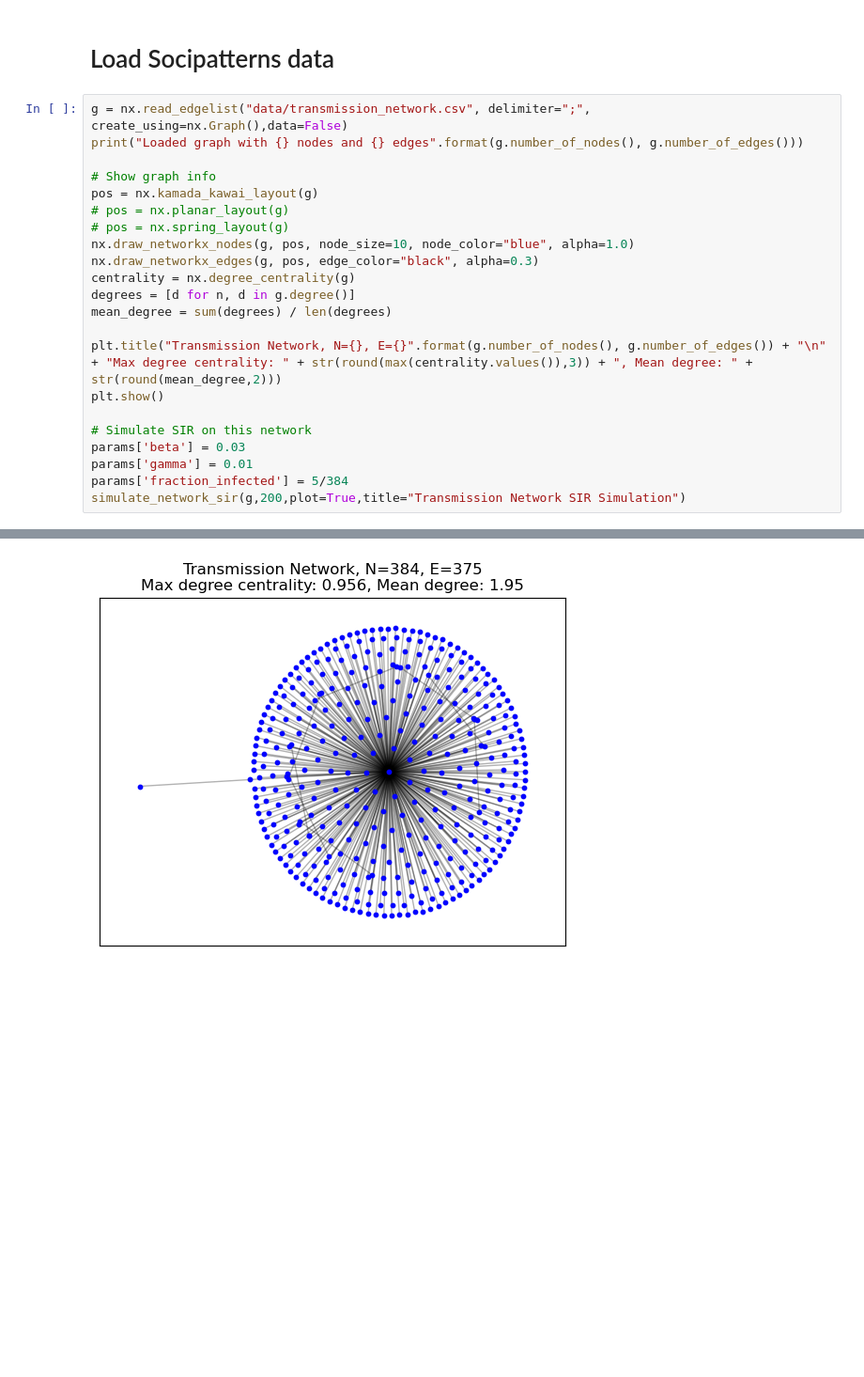
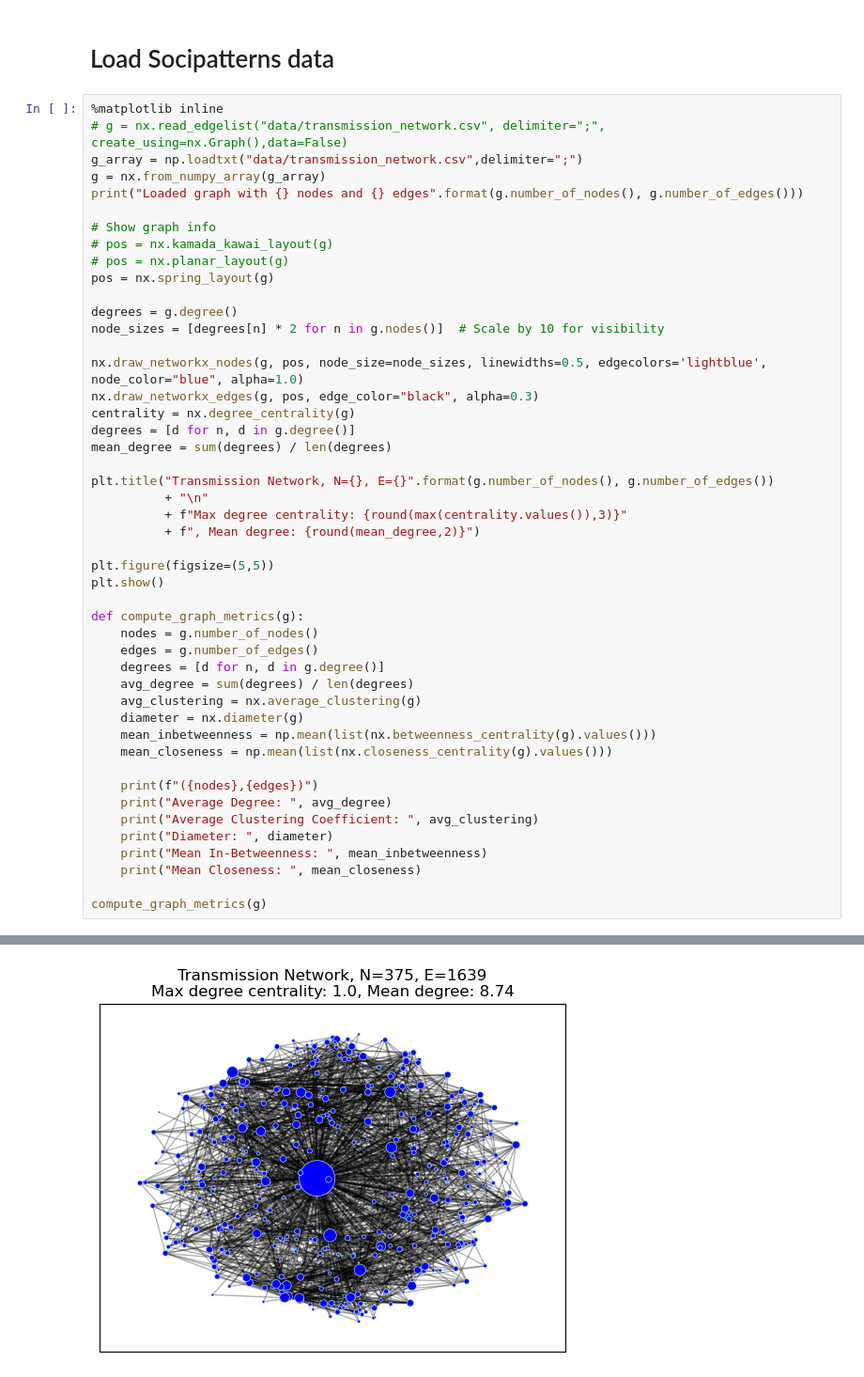
Before and after one commit to kylehtunis/stochastic-modeling, a Jupyter notebook: problem2.ipynb, the cells around one changed output, grey strips where cells are left out. Shown at 94% size. Drawn from its saved outputs; the diff is of its cells as text; blank space fills up the shorter version.

```diff
--- a/problem2.ipynb
+++ b/problem2.ipynb
@@ -243,25 +686,50 @@ experiment_parameters(g, params, 500, 'beta', [0.01, 0.03, 0.05, 0.07], "Watts S
 # %% [markdown]
 # Load Socipatterns data
 # %%
-g = nx.read_edgelist("data/transmission_network.csv", delimiter=";", create_using=nx.Graph(),data=False)
+%matplotlib inline
+# g = nx.read_edgelist("data/transmission_network.csv", delimiter=";", create_using=nx.Graph(),data=False)
+g_array = np.loadtxt("data/transmission_network.csv",delimiter=";")
+g = nx.from_numpy_array(g_array)
 print("Loaded graph with {} nodes and {} edges".format(g.number_of_nodes(), g.number_of_edges()))
 
 # Show graph info
-pos = nx.kamada_kawai_layout(g)
+# pos = nx.kamada_kawai_layout(g)
 # pos = nx.planar_layout(g)
-# pos = nx.spring_layout(g)
-nx.draw_networkx_nodes(g, pos, node_size=10, node_color="blue", alpha=1.0)
+pos = nx.spring_layout(g)
+
+degrees = g.degree()
+node_sizes = [degrees[n] * 2 for n in g.nodes()]  # Scale by 10 for visibility
+
+nx.draw_networkx_nodes(g, pos, node_size=node_sizes, linewidths=0.5, edgecolors='lightblue', node_color="blue", alpha=1.0)
 nx.draw_networkx_edges(g, pos, edge_color="black", alpha=0.3)
 centrality = nx.degree_centrality(g)
 degrees = [d for n, d in g.degree()]
 mean_degree = sum(degrees) / len(degrees)
 
-plt.title("Transmission Network, N={}, E={}".format(g.number_of_nodes(), g.number_of_edges()) + "\n" + "Max degree centrality: " + str(round(max(centrality.values()),3)) + ", Mean degree: " + str(round(mean_degree,2)))
+plt.title("Transmission Network, N={}, E={}".format(g.number_of_nodes(), g.number_of_edges())
+          + "\n"
+          + f"Max degree centrality: {round(max(centrality.values()),3)}"
+          + f", Mean degree: {round(mean_degree,2)}")
+
+plt.figure(figsize=(5,5))
 plt.show()
 
-# Simulate SIR on this network
-params['beta'] = 0.03
-params['gamma'] = 0.01
-params['fraction_infected'] = 5/384
-simulate_network_sir(g,200,plot=True,title="Transmission Network SIR Simulation")
+def compute_graph_metrics(g):
+    nodes = g.number_of_nodes()
+    edges = g.number_of_edges()
+    degrees = [d for n, d in g.degree()]
+    avg_degree = sum(degrees) / len(degrees)
+    avg_clustering = nx.average_clustering(g)
+    diameter = nx.diameter(g)
+    mean_inbetweenness = np.mean(list(nx.betweenness_centrality(g).values()))
+    mean_closeness = np.mean(list(nx.closeness_centrality(g).values()))
+
+    print(f"({nodes},{edges})")
+    print("Average Degree: ", avg_degree)
+    print("Average Clustering Coefficient: ", avg_clustering)
+    print("Diameter: ", diameter)
+    print("Mean In-Betweenness: ", mean_inbetweenness)
+    print("Mean Closeness: ", mean_closeness)
+
+compute_graph_metrics(g)
 # %% [output]
@@ -269 +737 @@ Loaded graph with 384 nodes and 375 edges
-[figure, old version]
+[figure, new version]
```
Also changed, not shown: parts of 20 cells of this notebook, 5 other files.
